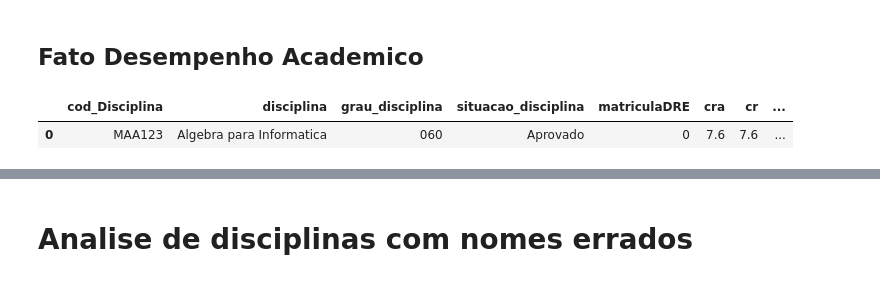
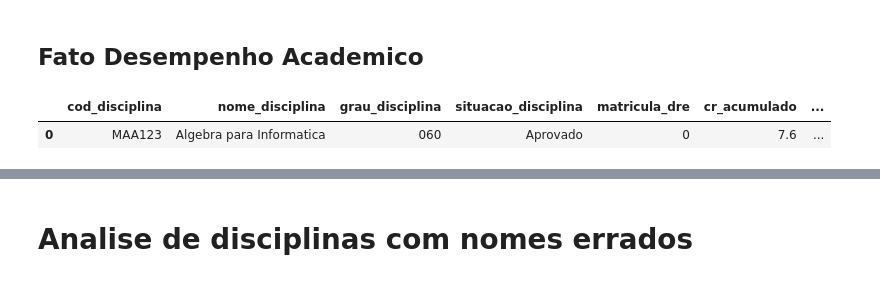
Before and after one commit to MarcosEduard0/Streamlit-TCC, a Jupyter notebook: marcos copy.ipynb, the cells around one changed output, grey strips where cells are left out. Saved outputs shown, nothing was run; the diff lists cells and outputs as text; code cells hidden in the pictures.

```diff
--- a/marcos copy.ipynb
+++ b/marcos copy.ipynb
@@ -195,7 +194,7 @@ df_exploded['disciplinasCursadas'] = df_exploded['disciplinasCursadas'].apply(la
     x[3].replace(' ', '')
 ))
 # %%
-df_disciplina = pd.DataFrame(df_exploded['disciplinasCursadas'].tolist(), index=df_exploded.index, columns=('periodo','cod_Disciplina','disciplina','grau_disciplina','situacao_disciplina'))
+df_disciplina = pd.DataFrame(df_exploded['disciplinasCursadas'].tolist(), index=df_exploded.index, columns=('periodo','cod_disciplina','disciplina','grau_disciplina','situacao_disciplina'))
 df_disciplina['matriculaDRE'] = df_exploded['matriculaDRE']
 df_disciplina
 # %% [output]
@@ -276,20 +274,25 @@ df_completo.head(5).T
 | ano | 2000 | 2000 | 2000 | 2000 | 2000 |
 | semestre | 1 | 1 | 1 | 1 | 1 |
+# %%
+df_completo.drop(['disciplinasCursadas', 'crPorPeriodo', 'craPorPeriodo'], axis=1, inplace=True)
 # %% [markdown]
 ### Padronizando Nomeclatura das Colunas
 # %%
 colunas = {
-    'cod_Disciplina': 'cod_disciplina',
+    'cod_disciplina': 'cod_disciplina',
+    'disciplina': 'nome_disciplina',
     'matriculaDRE': 'matricula_dre',
     'periodoIngressoUFRJ': 'periodo_ingresso_ufrj',
     'cursoIngressoUFRJ': 'curso_ingresso_ufrj',
     'cursoAtual': 'curso_atual',
-    'situacao_matricula_atual': 'situacao_matricula_atual',
+    'situacaoMatriculaAtual': 'situacao_matricula',
+    'periodoIngressoCursoAtual': 'periodo_ingresso_curso_atual',
     'periodosIntegralizados': 'periodos_integralizados',
     'cargaHorariaAcumulada': 'carga_horaria_acumulada',
 }
+df_completo.rename(colunas, axis=1, inplace=True)
 # %%
-df_completo.rename(colunas, axis=1, inplace=True)
+df_completo.rename(columns=colunas, inplace=True)
 # %% [markdown]
 # Realizando Cagas das Tabelas
 # %% [markdown]
@@ -518,9 +485,9 @@ d_situacao_academica
 # %% [markdown]
 ## Fato Desempenho Academico
 # %%
-f_desempenho_academico = df_completo.drop(['periodo', 'periodoIngressoCursoAtual', 'periodosIntegralizados', 'cargaHorariaAcumulada'], axis=1)
+f_desempenho_academico = df_completo.drop(['periodo', 'periodo_ingresso_curso_atual', 'periodos_integralizados', 'carga_horaria_acumulada'], axis=1)
 f_desempenho_academico.head(1)
 # %% [output]
-|  | cod_Disciplina | disciplina | grau_disciplina | situacao_disciplina | matriculaDRE | cra | cr | ... |
-| 0 | MAA123 | Algebra para Informatica | 060 | Aprovado | 0 | 7.6 | 7.6 | ... |
+|  | cod_disciplina | nome_disciplina | grau_disciplina | situacao_disciplina | matricula_dre | cr_acumulado | ... |
+| 0 | MAA123 | Algebra para Informatica | 060 | Aprovado | 0 | 7.6 | ... |
 # %%
```
Also changed, not shown: parts of 33 cells of this notebook, 5 other files.
